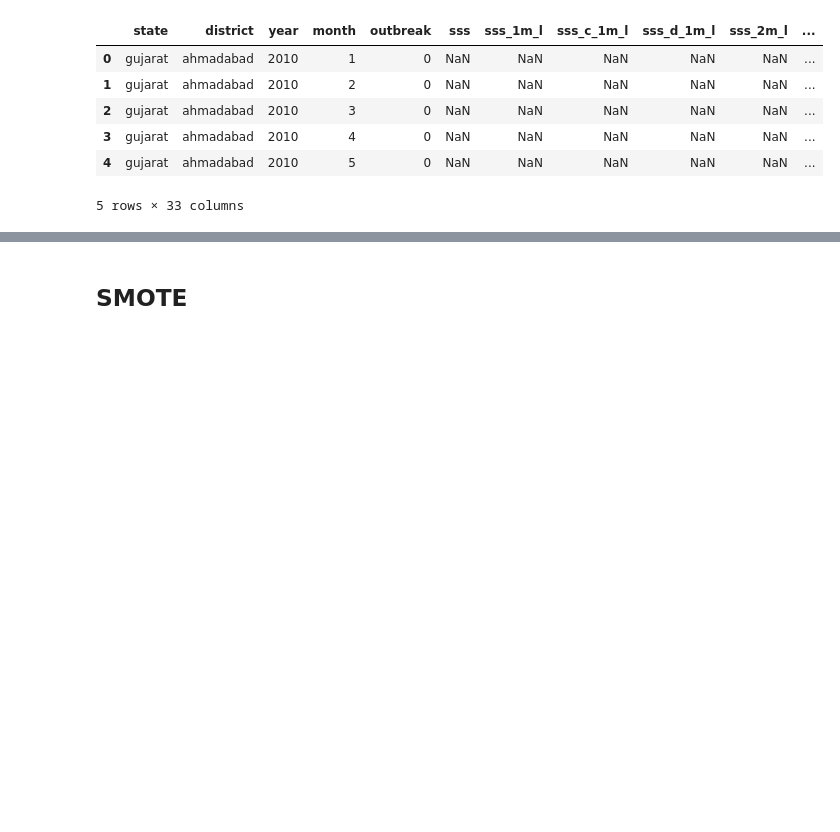
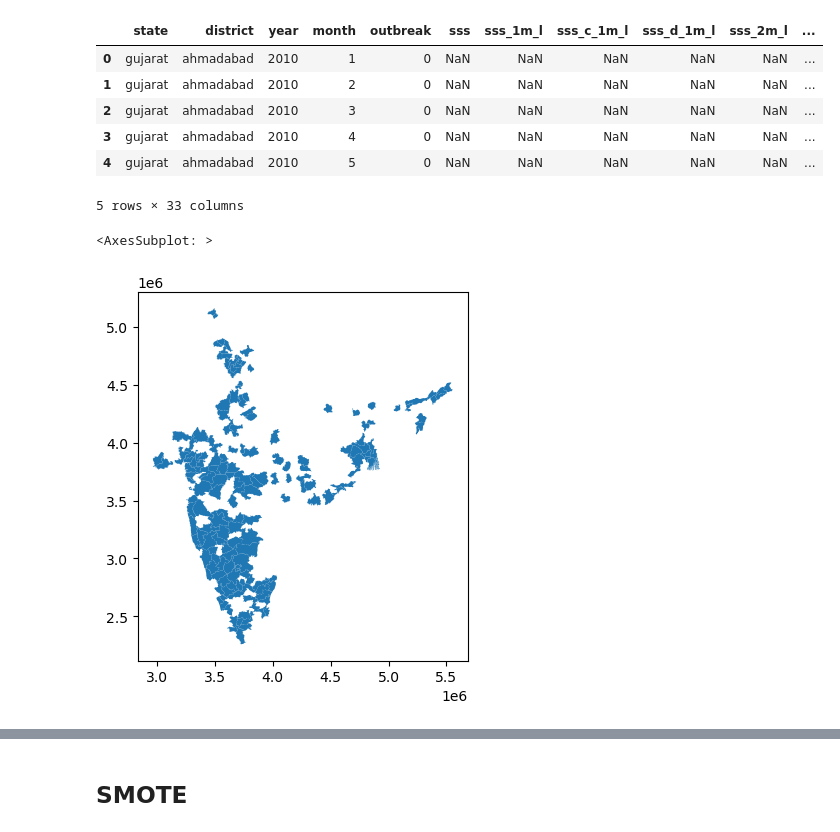
Before and after one commit to alexvmt/cholera_risk_modeling, a Jupyter notebook: 5_modeling/modeling.ipynb, the cells around one changed output, grey strips where cells are left out. Drawn from its saved outputs; the diff is of its cells as text; code cells hidden in the pictures; blank space fills up the shorter version.

```diff
--- a/5_modeling/modeling.ipynb
+++ b/5_modeling/modeling.ipynb
@@ -41,6 +56,11 @@ train_test.head()
 | 3 | gujarat | ahmadabad | 2010 | 4 | 0 | NaN | NaN | NaN | NaN | NaN | ... |
 | 4 | gujarat | ahmadabad | 2010 | 5 | 0 | NaN | NaN | NaN | NaN | NaN | ... |
 5 rows × 33 columns
+# %%
+train_test['geometry'].drop_duplicates().plot()
+# %% [output]
+<AxesSubplot: >
+[figure, added]
 # %%
 train_test.isna().sum()
 # %% [output]
```
Also changed, not shown: parts of 50 cells of this notebook.
